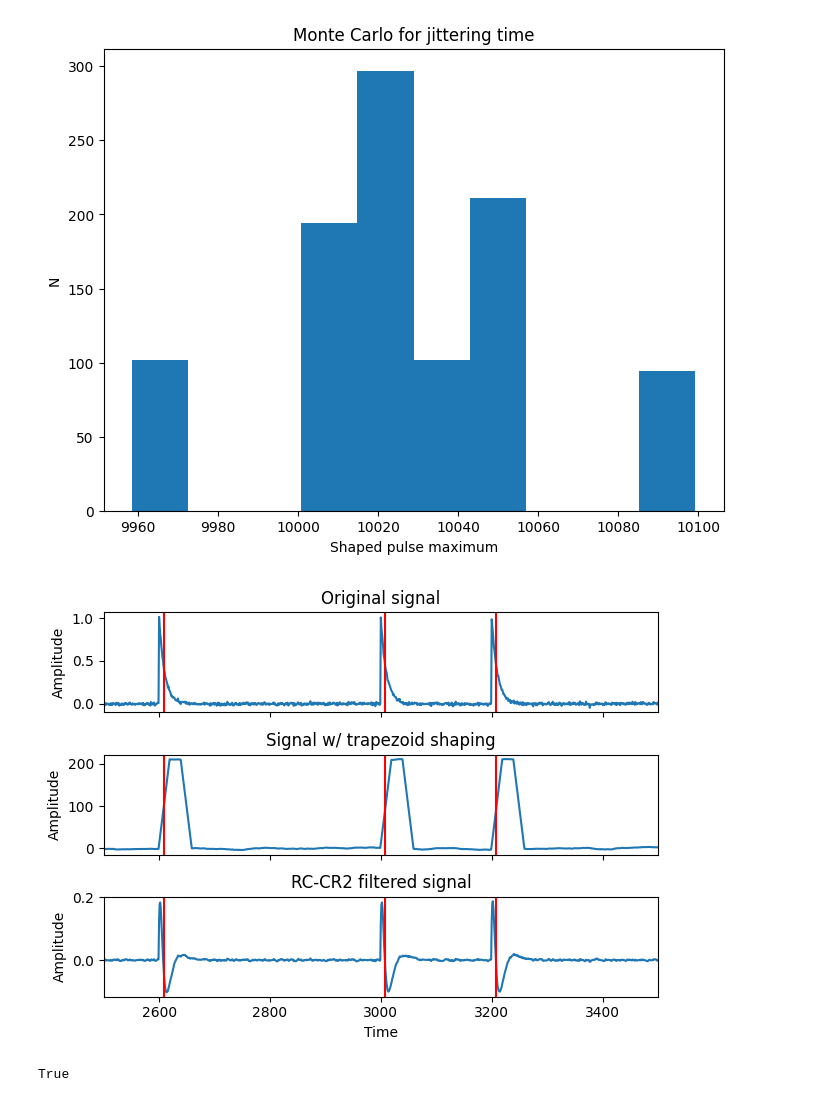
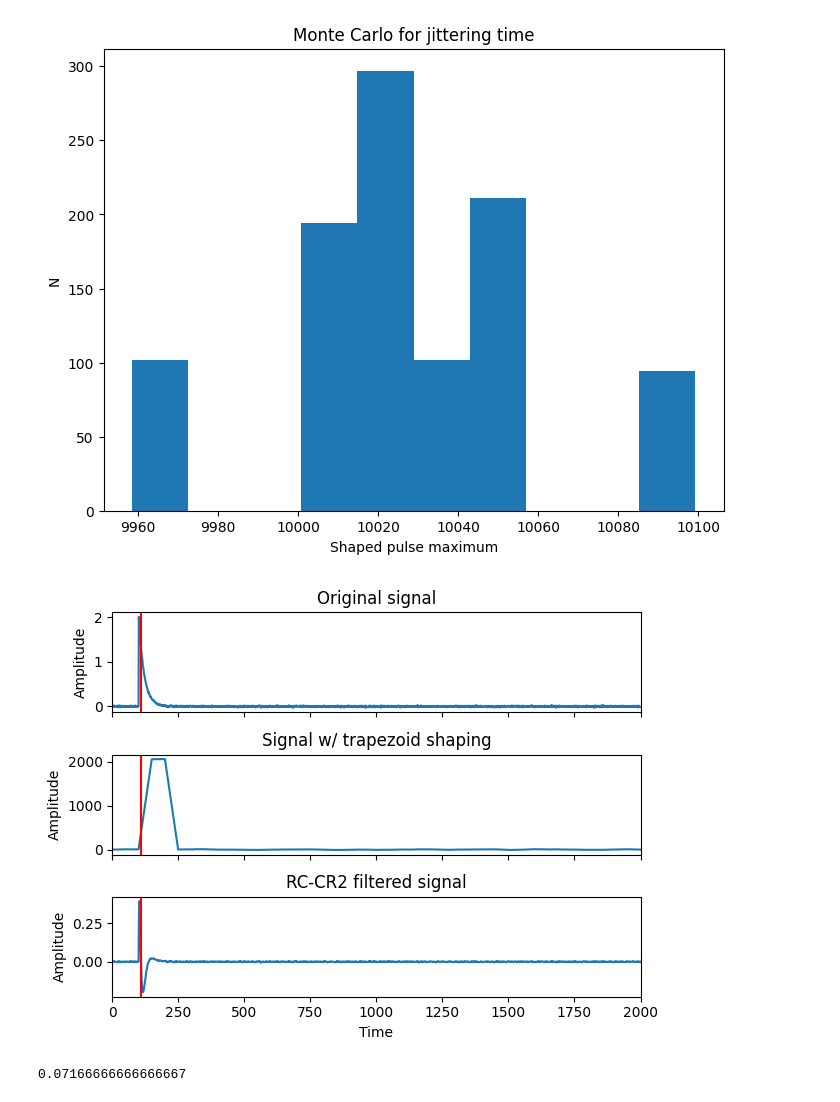
Before and after one commit to sleepythessu/Space-Instrumentation, a Jupyter notebook: filter_simulation.ipynb, the cells around one changed output. Drawn from its saved outputs; the diff is of its cells as text; code cells hidden in the pictures.

```diff
--- a/filter_simulation.ipynb
+++ b/filter_simulation.ipynb
@@ -76,7 +77,7 @@ def add_exp_pulse(s, pos, b, tau):
     samples = len(s)
     x = np.linspace(0, 1, samples)
     x = np.roll(x, pos)
-    s1 = np.exp(- x / tau)
+    s1 = b*  np.exp(- x / tau)
     s1[:pos] = 0
     return s + s1
 
@@ -141,58 +142,58 @@ plt.ylabel("N")
 Text(0, 0.5, 'N')
 [figure]
 # %%
-samples = 10000
-T = 0.0001
-tau = 0.001
-k = 20
-l = 40
+samples = 2000
+T = 0.0005
+tau = 0.01
+k = 50
+l = 100
 sigma = 0.01
 b = 1
 
-rate = 1 / (20 * tau / T)
-t = 0
-pulse_positions = []
 signal = np.zeros(shape=(samples)) + np.random.normal(0, sigma, size=samples)
-while t < samples:
-    dt = np.random.exponential(scale=1/rate)
-    t += int(dt)
-    if t < samples:
-        pulse_positions.append(t)
-for pos in pulse_positions:
-    signal = add_exp_pulse(signal, pos=pos, b=b, tau=tau)
-#signal = add_exp_pulse(signal, pos=2600, b=b, tau=tau)
-#signal = add_exp_pulse(signal, pos=3000, b=b, tau=tau)
-#signal = add_exp_pulse(signal, pos=3200, b=b, tau=tau)
+# rate = 1 / (20 * tau / T)
+# t = 0
+# pulse_positions = []
+# while t < samples:
+#     dt = np.random.exponential(scale=1/rate)
+#     t += int(dt)
+#     if t < samples:
+#         pulse_positions.append(t)
+# for pos in pulse_positions:
+#     signal = add_exp_pulse(signal, pos=pos, b=b, tau=tau)
+signal = add_exp_pulse(signal, pos=100, b=2, tau=tau)
+signal = add_exp_pulse(signal, pos=3000, b=b, tau=tau)
+signal = add_exp_pulse(signal, pos=3200, b=b, tau=tau)
 
 filt_sig = rccr2_filter(signal)
 trapez_sig = trapezoid_shaper(signal, tau, T, k, l)
 
-threshold = 0.05
+threshold = 0.1
 trigs = triggers(filt_sig, threshold)
 
 fig, axs = plt.subplots(nrows=3, sharex=True)
 axs[0].set_title("Original signal")
 axs[0].set_ylabel("Amplitude")
 axs[0].plot(signal)
 
 axs[1].set_title("Signal w/ trapezoid shaping")
 axs[1].set_ylabel("Amplitude")
 axs[1].plot(trapez_sig)
 
 axs[2].set_title("RC-CR2 filtered signal")
 axs[2].set_ylabel("Amplitude")
 axs[2].set_xlabel("Time")
 axs[2].plot(filt_sig)
 
 for ax in axs:
     for trig in trigs:
         ax.axvline(trig, color="red")
 
-axs[2].set_xlim(2500, 3500)
+axs[2].set_xlim(0, 2000)
 plt.tight_layout()
 # %% [output]
-[figure, old version]
+[figure, new version]
-# %%
-np.nonzero((signal > threshold).astype(np.int64))[0].shape[0] > 0
-# %% [output]
-True
+# %%
+129 / 1800
+# %% [output]
+0.07166666666666667
```
Also changed, not shown: parts of 4 cells of this notebook.
